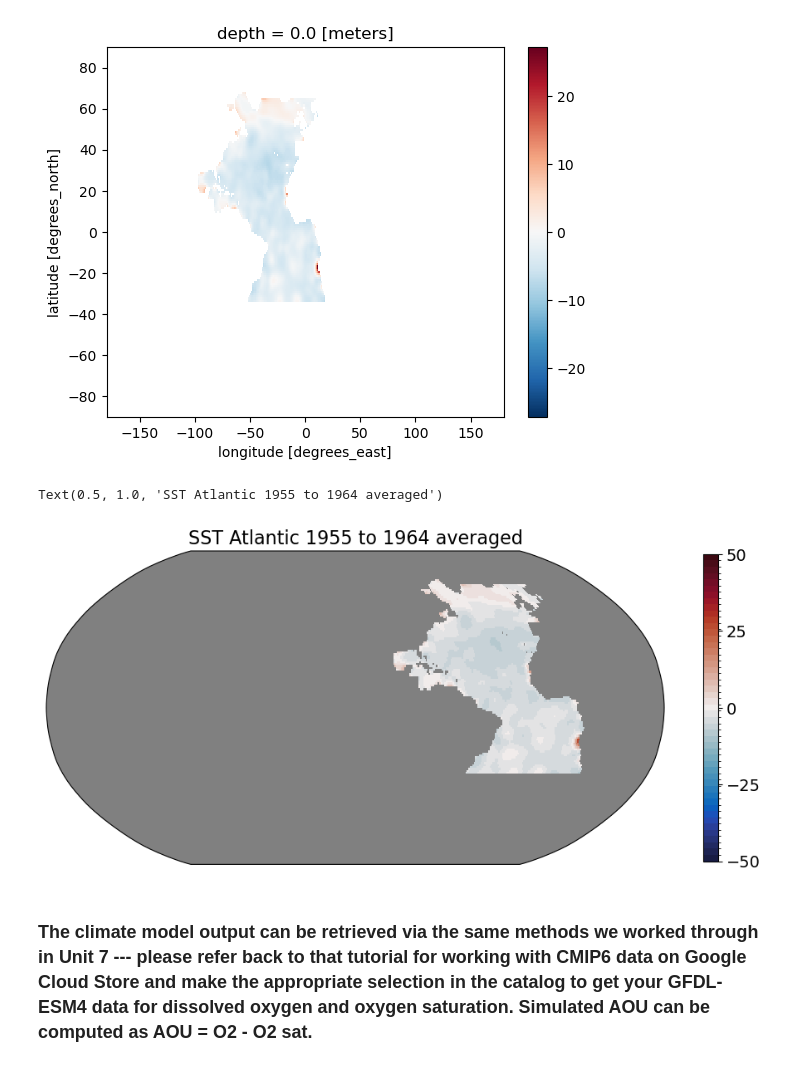
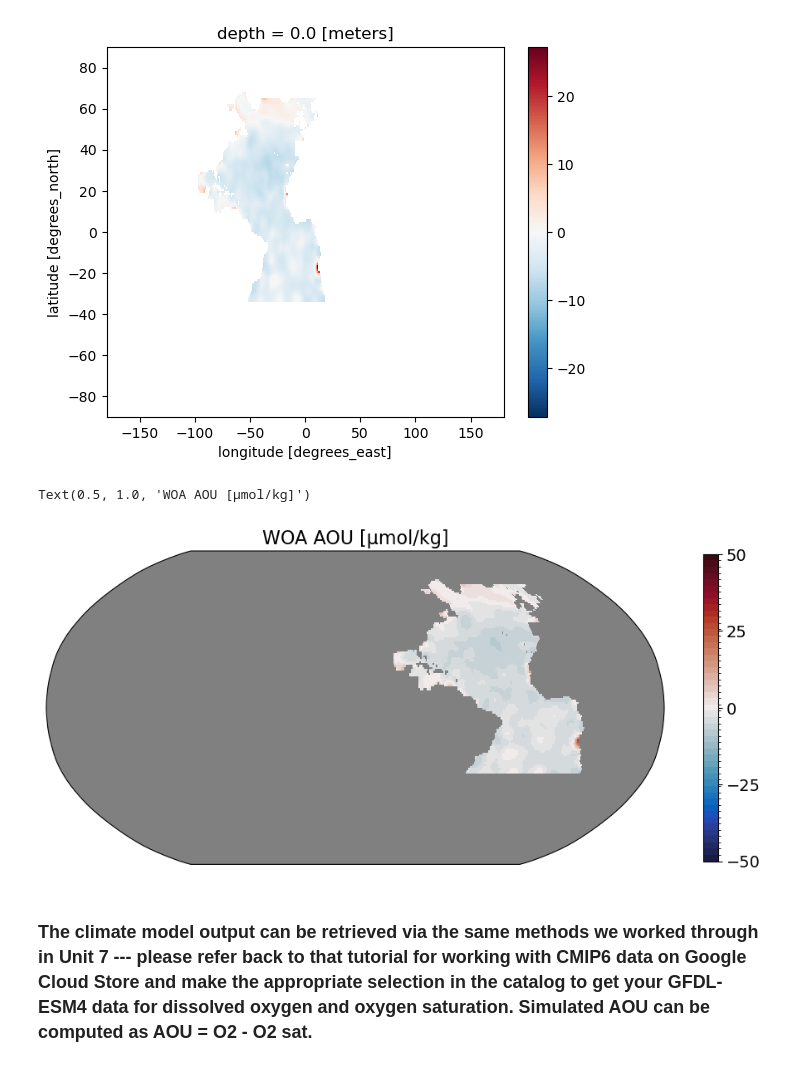
Before and after one commit to EES-3506-5506/EES3506_5506_Fall2023_Final_Project_G4, a Jupyter notebook: notebooks/Getting_Started.ipynb, the cells around one changed output. Cells and saved outputs as stored; diff of their text form; code cells hidden in the pictures.

```diff
--- a/notebooks/Getting_Started.ipynb
+++ b/notebooks/Getting_Started.ipynb
@@ -120,20 +115,20 @@ woa18_aou_atlantic.isel(depth=0).plot()
 # %%
 subplot_kws = dict(projection=ccrs.Robinson(central_longitude=-120),facecolor='grey')
 
 plt.figure(figsize=[12,8])
 
 p = woa18_aou_atlantic.isel(depth=0).plot(x='lon',y='lat',
                          cmap=cmocean.cm.balance, vmin=-50, vmax=50, levels=50,
                          subplot_kws = subplot_kws,
                          transform=ccrs.PlateCarree(),
                          add_colorbar=False)
 
 # add separate colorbar
 cb = plt.colorbar(p, ticks=[-50,-25,0,25,50], shrink=0.6)
 cb.ax.tick_params(labelsize=14)
-plt.title("SST Atlantic 1955 to 1964 averaged",fontsize=16)
+plt.title("WOA AOU [μmol/kg]",fontsize=16)
 # %% [output]
-Text(0.5, 1.0, 'SST Atlantic 1955 to 1964 averaged')
+Text(0.5, 1.0, 'WOA AOU [μmol/kg]')
-[figure, old version]
+[figure, new version]
 # %% [markdown]
 ### The climate model output can be retrieved via the same methods we worked through in Unit 7 --- please refer back to that tutorial for working with CMIP6 data on Google Cloud Store and make the appropriate selection in the catalog to get your GFDL-ESM4 data for dissolved oxygen and oxygen saturation. Simulated AOU can be computed as AOU = O2 - O2 sat.
```
Also changed, not shown: parts of 1 cell of this notebook.
